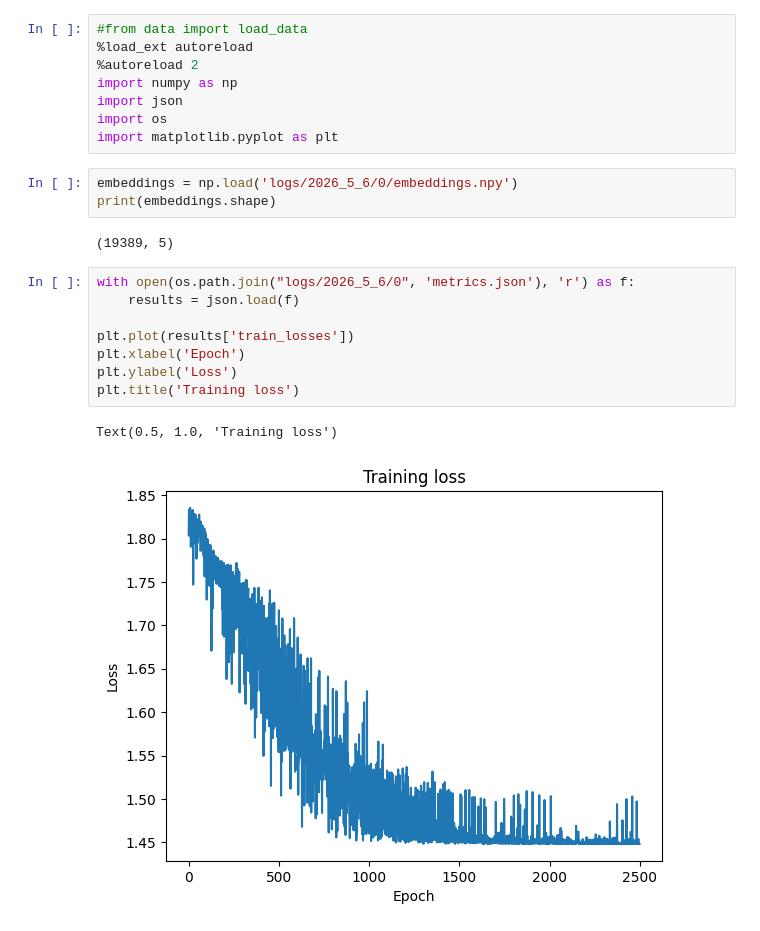
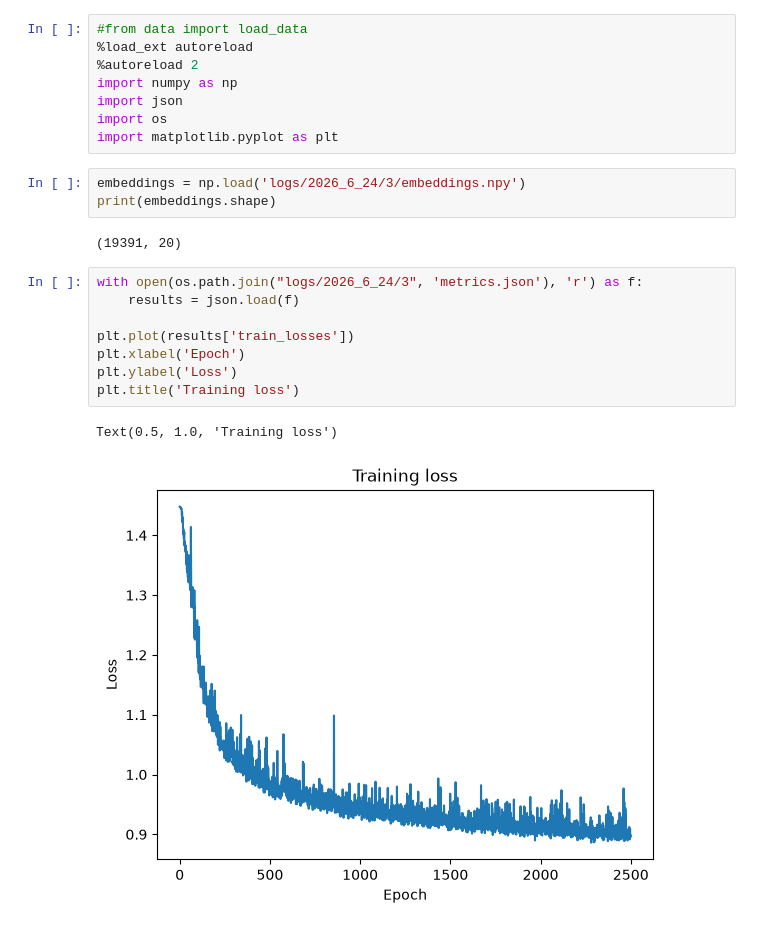
Before and after one commit to averniere/OT_simulation_maladies, a Jupyter notebook: HGCN/test.ipynb, the cells around one changed output. Saved outputs shown, nothing was run; the diff lists cells and outputs as text.

```diff
--- a/HGCN/test.ipynb
+++ b/HGCN/test.ipynb
@@ -7,21 +7,21 @@ import json
 import os
 import matplotlib.pyplot as plt
 # %%
-embeddings = np.load('logs/2026_5_6/0/embeddings.npy')
+embeddings = np.load('logs/2026_6_24/3/embeddings.npy')
 print(embeddings.shape)
 # %% [output]
-(19389, 5)
+(19391, 20)
 # %%
-with open(os.path.join("logs/2026_5_6/0", 'metrics.json'), 'r') as f:
+with open(os.path.join("logs/2026_6_24/3", 'metrics.json'), 'r') as f:
     results = json.load(f)
 
 plt.plot(results['train_losses'])
 plt.xlabel('Epoch')
 plt.ylabel('Loss')
 plt.title('Training loss')
 # %% [output]
 Text(0.5, 1.0, 'Training loss')
-[figure, old version]
+[figure, new version]
 # %%
 epochs = [m['epoch'] for m in results['val_metrics']]
 maps = [m['roc'] for m in results['val_metrics']]  # ou 'ap' selon ce que retourne compute_metrics
```
Also changed, not shown: parts of 2 cells of this notebook, 7 other files.
